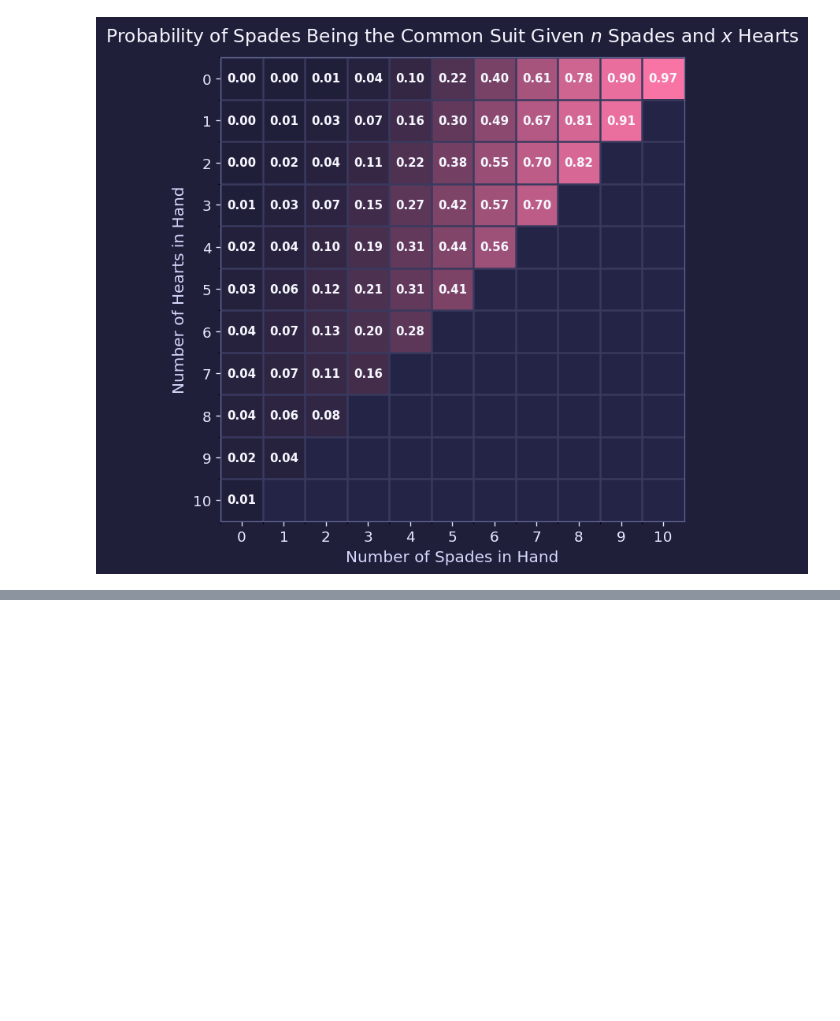
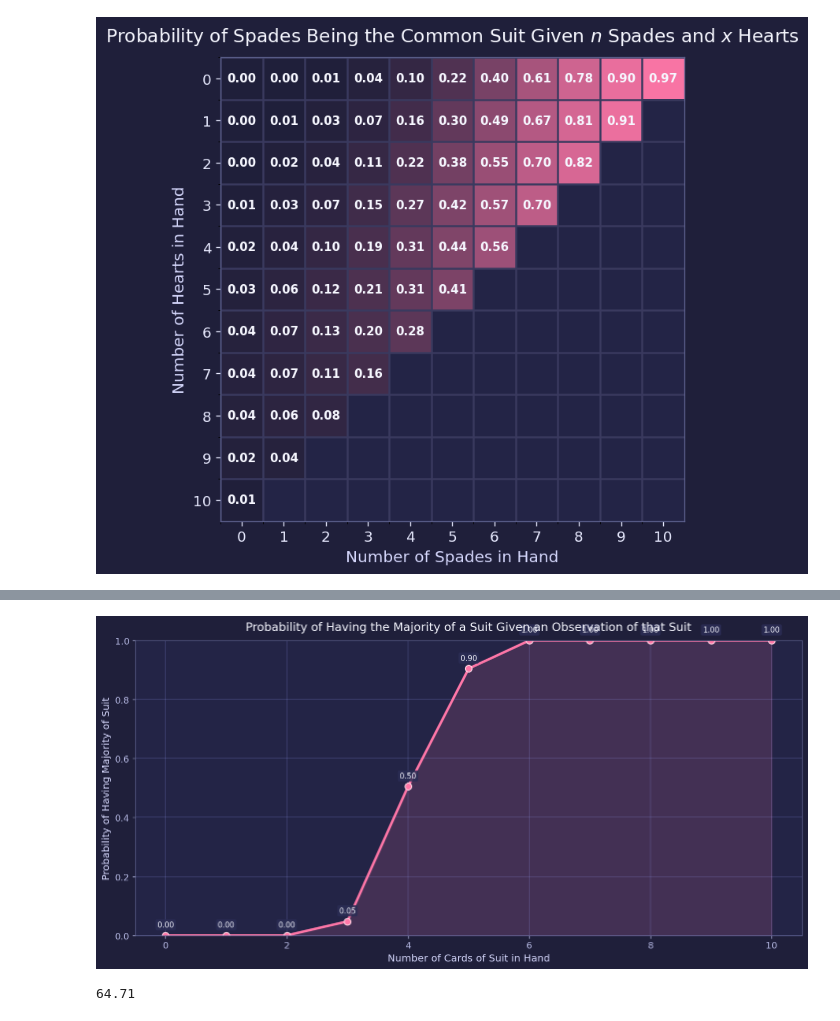
Before and after one commit to FloorMan/figgie-insights, a Jupyter notebook: Figgie_Statistical_Analysis.ipynb, the cells around one changed output, grey strips where cells are left out. Saved outputs shown, nothing was run; the diff lists cells and outputs as text; code cells hidden in the pictures; blank space fills up the shorter version.

Commit message:
Marginal Value of getting a new card

```diff
--- a/Figgie_Statistical_Analysis.ipynb
+++ b/Figgie_Statistical_Analysis.ipynb
@@ -16,3 +16,5 @@ COMMON_CARDS = 12
 COMMON_SUIT = "Spades"
 CARDS_REMAINING = TOTAL_CARDS - COMMON_CARDS
 PROBABILITY_COMMON = 1/SUITS
+PROB_SUIT_10 = 2/3
+PROB_SUIT_8 = 1/3
@@ -257,0 +278,44 @@ multi_card_heatmap()
+# %%
+
+# Find the probability of having the majority of a suit given an observation of that suit in hand.
+# Accounts for the possibility of the suit being 10 or 8 cards.
+# NOTE: This doesn't include the possibility of having ties, which would be calculated later.
+def compute_majority_probability(suit_observation):
+    if suit_observation >= 6:
+         return 1.0
+    if suit_observation <= 2:
+        return 0.0
+
+
+    remaining_suit_10 = 10 - suit_observation
+    num_total_remaining_arrangements_10 = math.comb(remaining_suit_10 + 2, remaining_suit_10)
+    num_majority_arrangements_10 = 0
+
+    for player_1 in range(0, remaining_suit_10 + 1):
+        for player_2 in range(0, remaining_suit_10 - player_1 + 1):
+            player_3 = remaining_suit_10 - player_1 - player_2
+            if max(player_1, player_2, player_3) < suit_observation:
+                num_majority_arrangements_10 += 1
+
+
+
+    remaining_suit_8 = 8 - suit_observation
+    total_remaining_arrangements_8 = math.comb(remaining_suit_8 + 2, remaining_suit_8)
+    num_majority_arrangements_8 = 0
+
+    for player_1 in range(0, remaining_suit_8 + 1):
+        for player_2 in range(0, remaining_suit_8 - player_1 + 1):
+            player_3 = remaining_suit_8 - player_1 - player_2
+            if max(player_1, player_2, player_3) < suit_observation:
+                num_majority_arrangements_8 += 1
+
+
+    prob_majority_given_10 = num_majority_arrangements_10 / num_total_remaining_arrangements_10
+    prob_majority_given_8 = num_majority_arrangements_8 / total_remaining_arrangements_8
+
+    total_prob_majority = prob_majority_given_10 * PROB_SUIT_10 + prob_majority_given_8 * PROB_SUIT_8
+    return round(total_prob_majority, 4)
+# %%
+plot_probabilities_range({i: compute_majority_probability(i) for i in range(0, HAND + 1)}, "Probability of Having the Majority of a Suit Given an Observation of that Suit", "Number of Cards of Suit in Hand", "Probability of Having Majority of Suit")
+# %% [output]
+[figure, added]
@@ -257,0 +338,4 @@ multi_card_heatmap()
+# %%
+marginal_value_of_card(7, 4)
+# %% [output]
+64.71
```
Also changed, not shown: parts of 5 cells of this notebook, 1 other file.
